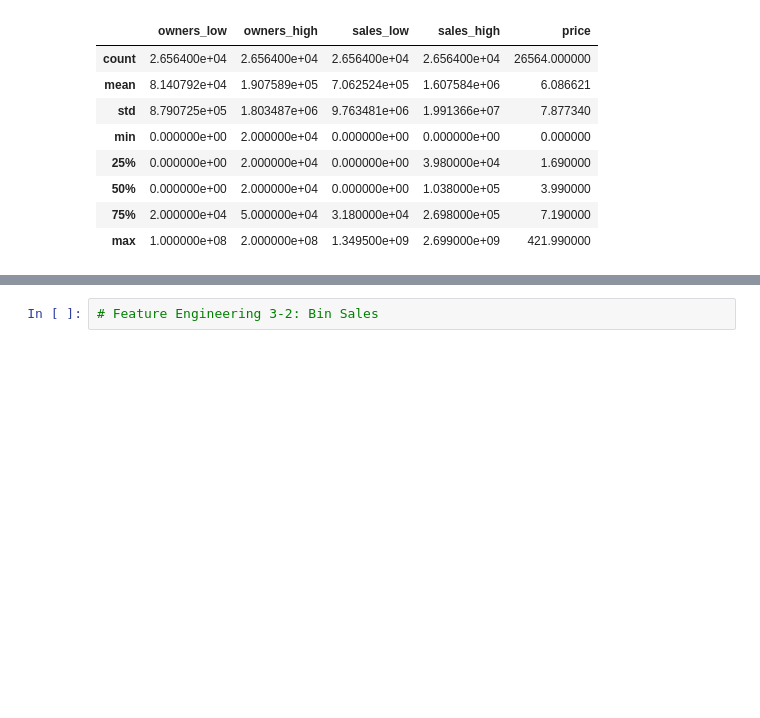
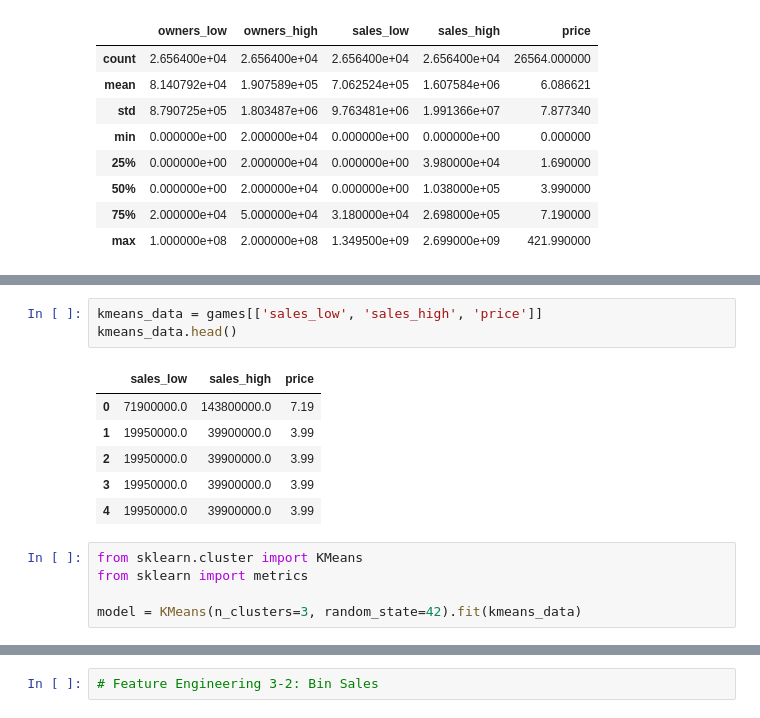
Before and after one commit to SangyunT/steam_game_sales, a Jupyter notebook: index.ipynb, the cells around one changed output, grey strips where cells are left out. Drawn from its saved outputs; the diff is of its cells as text; blank space fills up the shorter version.

```diff
--- a/index.ipynb
+++ b/index.ipynb
@@ -164,0 +201,15 @@ plt.scatter(games['price'], games['sales_high'])
+# %%
+kmeans_data = games[['sales_low', 'sales_high', 'price']]
+kmeans_data.head()
+# %% [output]
+|  | sales_low | sales_high | price |
+| 0 | 71900000.0 | 143800000.0 | 7.19 |
+| 1 | 19950000.0 | 39900000.0 | 3.99 |
+| 2 | 19950000.0 | 39900000.0 | 3.99 |
+| 3 | 19950000.0 | 39900000.0 | 3.99 |
+| 4 | 19950000.0 | 39900000.0 | 3.99 |
+# %%
+from sklearn.cluster import KMeans
+from sklearn import metrics
+
+model = KMeans(n_clusters=3, random_state=42).fit(kmeans_data)
```
Also changed, not shown: parts of 7 cells of this notebook.
